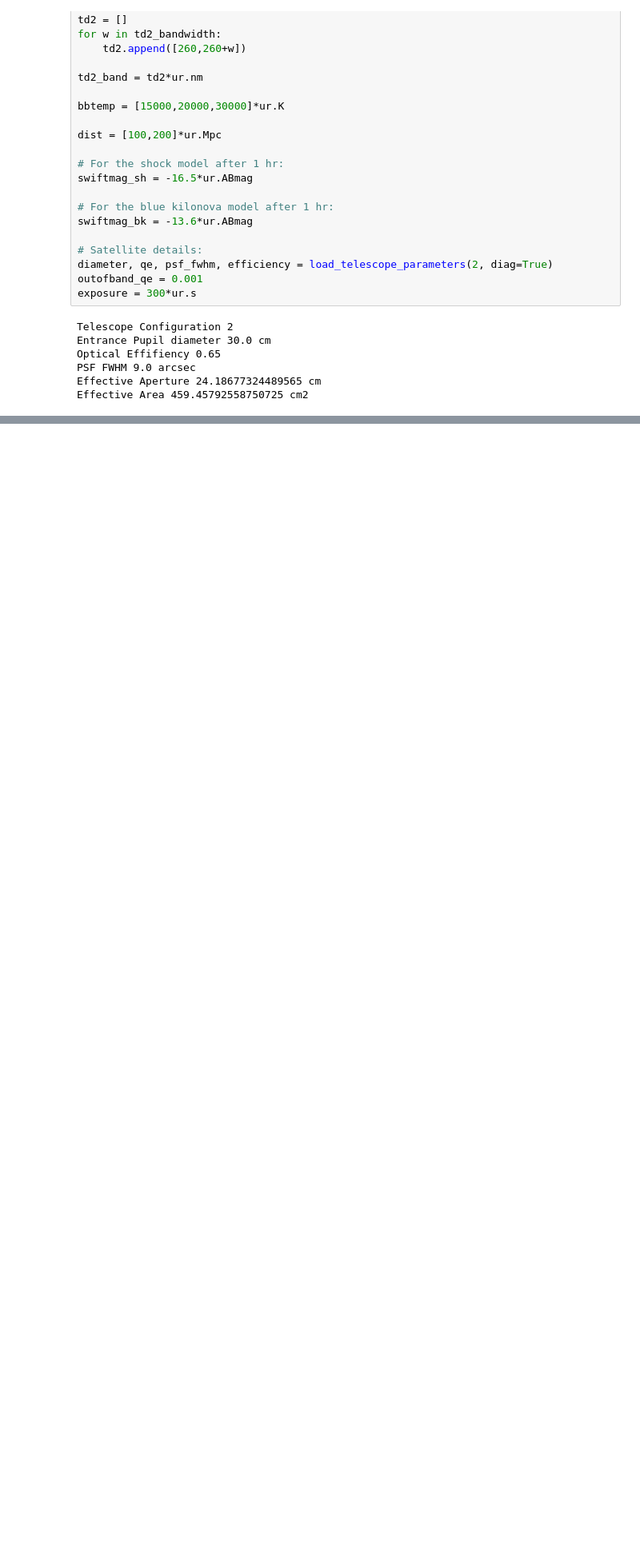
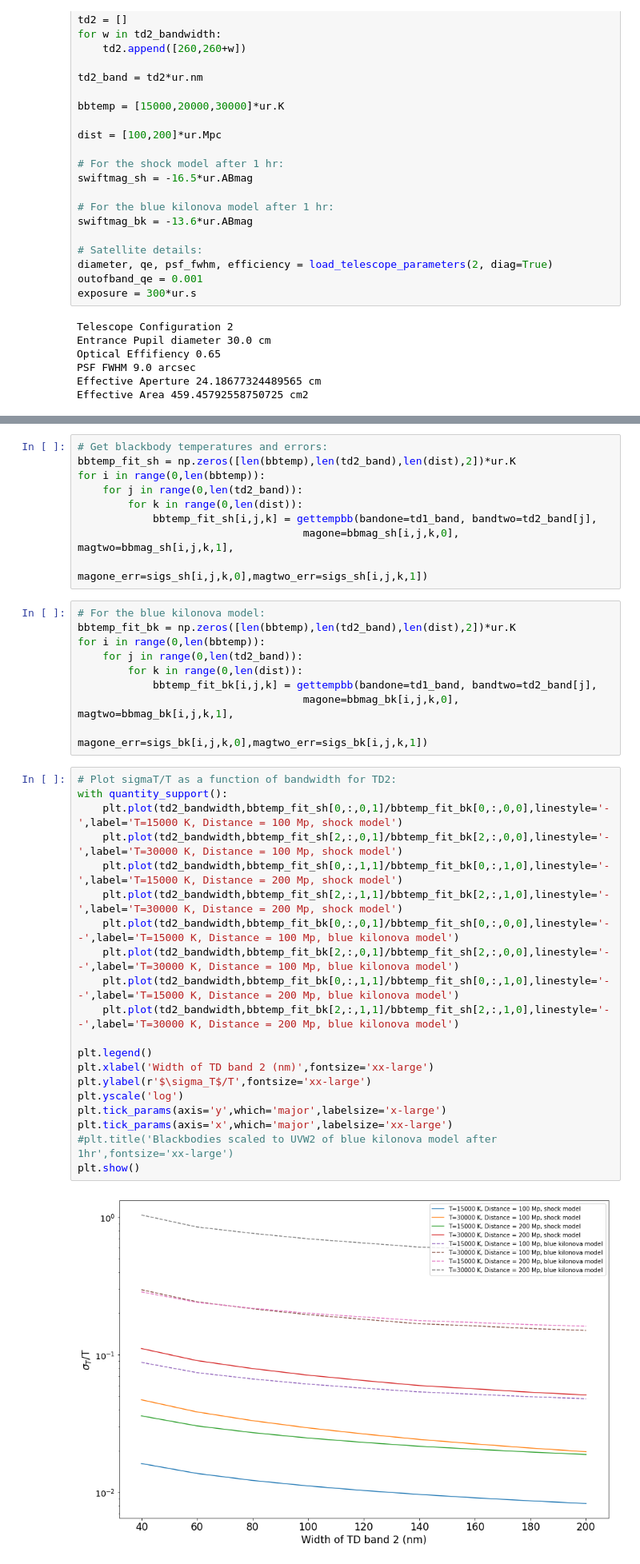
Before and after one commit to bwgref/duet-astro, a Jupyter notebook: fit_bbtemp.ipynb, the cells around one changed output, grey strips where cells are left out. Shown at 80% size. Cells and saved outputs as stored; diff of their text form; blank space fills up the shorter version.

Commit message:
Update to blackbody simulations
Added a blackbody fitting routine to bbmag.py and a notebook showing sigmaT/T for a range of widths for the TD2 filter.

```diff
--- a/fit_bbtemp.ipynb
+++ b/fit_bbtemp.ipynb
@@ -125,0 +104,40 @@ test_fden = test.to(FLAM,equivalencies=ur.spectral_density([200,280]*ur.nm))
+# %%
+# Get blackbody temperatures and errors:
+bbtemp_fit_sh = np.zeros([len(bbtemp),len(td2_band),len(dist),2])*ur.K
+for i in range(0,len(bbtemp)):
+    for j in range(0,len(td2_band)):
+        for k in range(0,len(dist)):
+            bbtemp_fit_sh[i,j,k] = gettempbb(bandone=td1_band, bandtwo=td2_band[j],
+                                    magone=bbmag_sh[i,j,k,0], magtwo=bbmag_sh[i,j,k,1],
+                                    magone_err=sigs_sh[i,j,k,0],magtwo_err=sigs_sh[i,j,k,1])
+# %%
+# For the blue kilonova model:
+bbtemp_fit_bk = np.zeros([len(bbtemp),len(td2_band),len(dist),2])*ur.K
+for i in range(0,len(bbtemp)):
+    for j in range(0,len(td2_band)):
+        for k in range(0,len(dist)):
+            bbtemp_fit_bk[i,j,k] = gettempbb(bandone=td1_band, bandtwo=td2_band[j],
+                                    magone=bbmag_bk[i,j,k,0], magtwo=bbmag_bk[i,j,k,1],
+                                    magone_err=sigs_bk[i,j,k,0],magtwo_err=sigs_bk[i,j,k,1])
+# %%
+# Plot sigmaT/T as a function of bandwidth for TD2:
+with quantity_support():
+    plt.plot(td2_bandwidth,bbtemp_fit_sh[0,:,0,1]/bbtemp_fit_bk[0,:,0,0],linestyle='-',label='T=15000 K, Distance = 100 Mp, shock model')
+    plt.plot(td2_bandwidth,bbtemp_fit_sh[2,:,0,1]/bbtemp_fit_bk[2,:,0,0],linestyle='-',label='T=30000 K, Distance = 100 Mp, shock model')
+    plt.plot(td2_bandwidth,bbtemp_fit_sh[0,:,1,1]/bbtemp_fit_bk[0,:,1,0],linestyle='-',label='T=15000 K, Distance = 200 Mp, shock model')
+    plt.plot(td2_bandwidth,bbtemp_fit_sh[2,:,1,1]/bbtemp_fit_bk[2,:,1,0],linestyle='-',label='T=30000 K, Distance = 200 Mp, shock model')
+    plt.plot(td2_bandwidth,bbtemp_fit_bk[0,:,0,1]/bbtemp_fit_sh[0,:,0,0],linestyle='--',label='T=15000 K, Distance = 100 Mp, blue kilonova model')
+    plt.plot(td2_bandwidth,bbtemp_fit_bk[2,:,0,1]/bbtemp_fit_sh[2,:,0,0],linestyle='--',label='T=30000 K, Distance = 100 Mp, blue kilonova model')
+    plt.plot(td2_bandwidth,bbtemp_fit_bk[0,:,1,1]/bbtemp_fit_sh[0,:,1,0],linestyle='--',label='T=15000 K, Distance = 200 Mp, blue kilonova model')
+    plt.plot(td2_bandwidth,bbtemp_fit_bk[2,:,1,1]/bbtemp_fit_sh[2,:,1,0],linestyle='--',label='T=30000 K, Distance = 200 Mp, blue kilonova model')
+
+plt.legend()
+plt.xlabel('Width of TD band 2 (nm)',fontsize='xx-large')
+plt.ylabel(r'$\sigma_T$/T',fontsize='xx-large')
+plt.yscale('log')
+plt.tick_params(axis='y',which='major',labelsize='x-large')
+plt.tick_params(axis='x',which='major',labelsize='xx-large')
+#plt.title('Blackbodies scaled to UVW2 of blue kilonova model after 1hr',fontsize='xx-large')
+plt.show()
+# %% [output]
+[figure, added]
```
Also changed, not shown: parts of 20 cells of this notebook, 2 other files.
